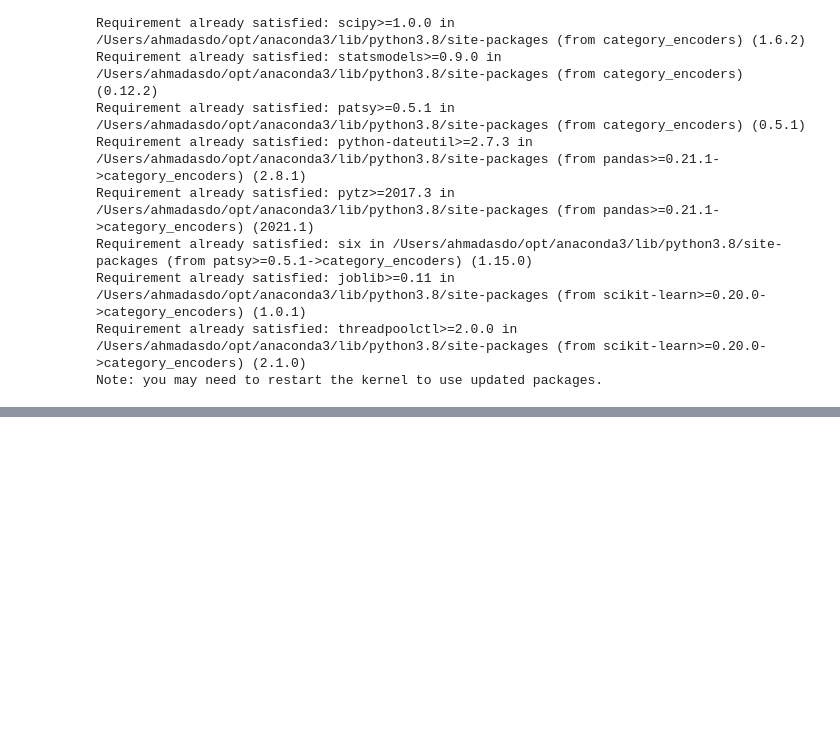
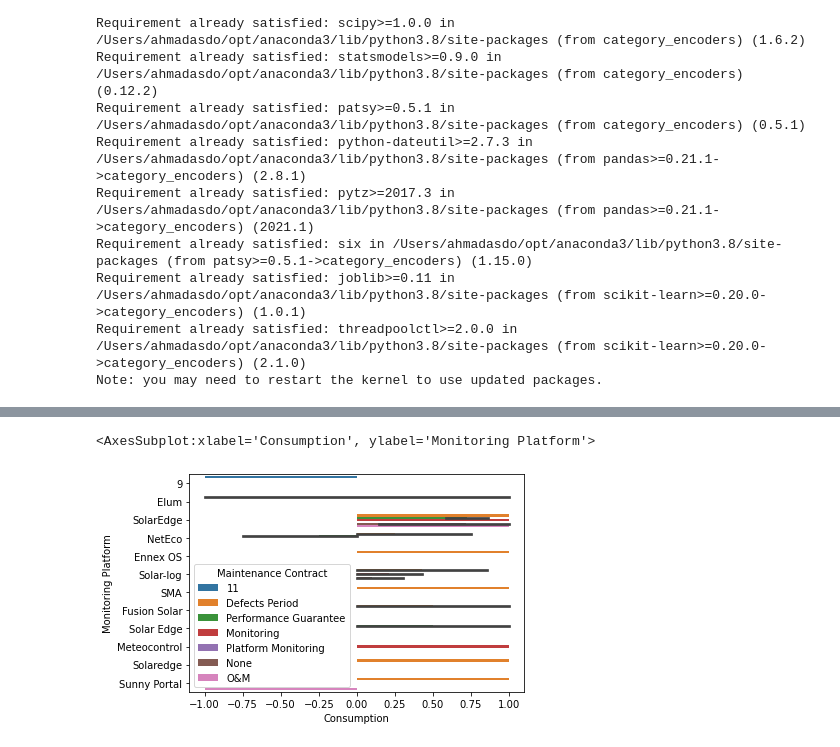
Before and after one commit to ahmadasd1234/Emergent-Energy, a Jupyter notebook: iX internship.ipynb, the cells around one changed output, grey strips where cells are left out. Drawn from its saved outputs; the diff is of its cells as text; code cells hidden in the pictures; blank space fills up the shorter version.

```diff
--- a/iX internship.ipynb
+++ b/iX internship.ipynb
@@ -266,2 +221,0 @@ encoder= ce.OrdinalEncoder(cols=['Consumption'],return_df=True,
-# %%
-df_train_transformed = encoder.fit_transform(df1)
@@ -288,0 +284,5 @@ sns.barplot("Site", "Consumption", data = df_train_transformed, hue ='Maintenanc
+# %%
+sns.barplot("Consumption", "Monitoring Platform", data = df_train_transformed, hue ='Maintenance Contract' )
+# %% [output]
+<AxesSubplot:xlabel='Consumption', ylabel='Monitoring Platform'>
+[figure, added]
```
Also changed, not shown: parts of 25 cells of this notebook.
